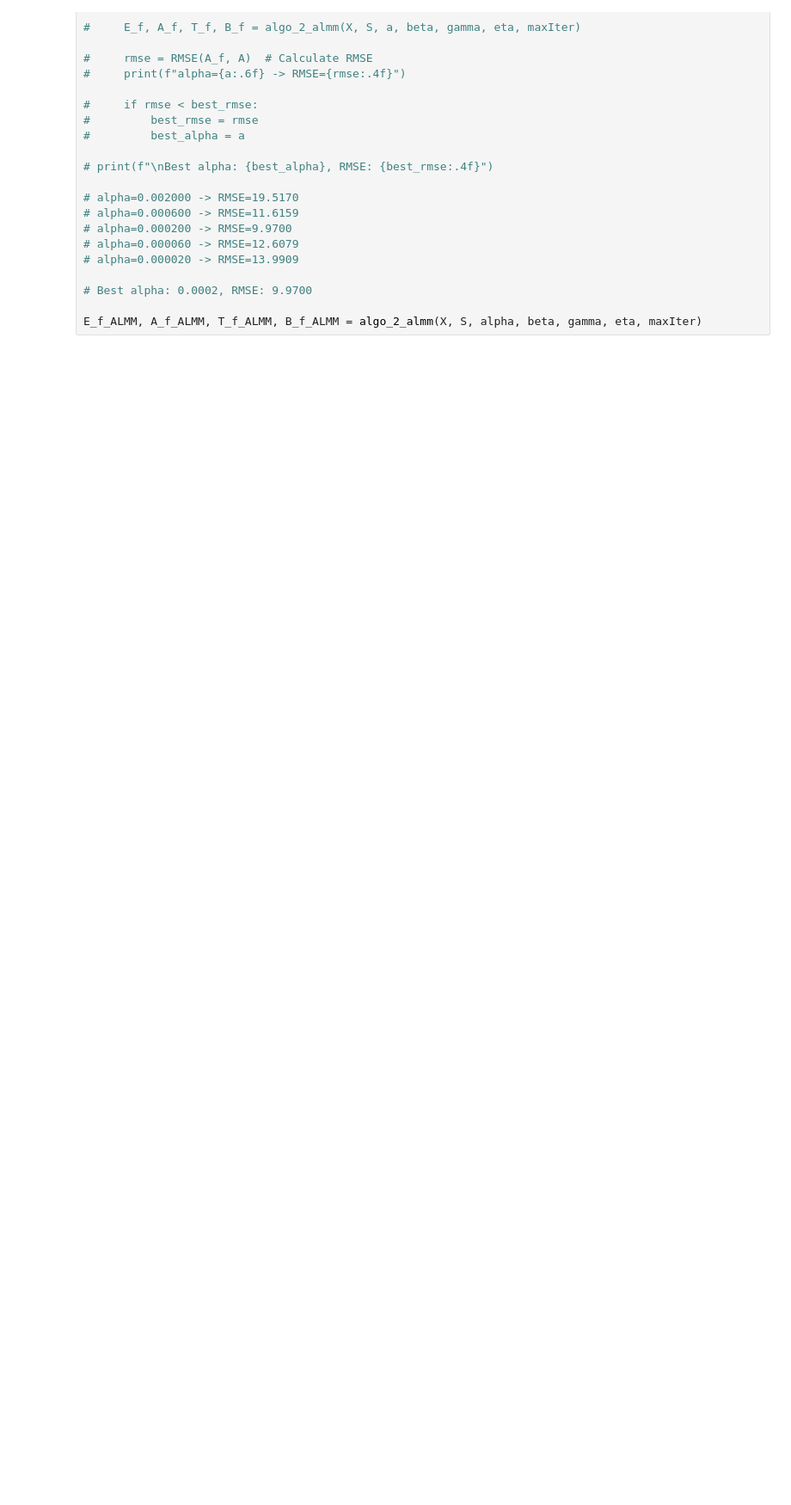
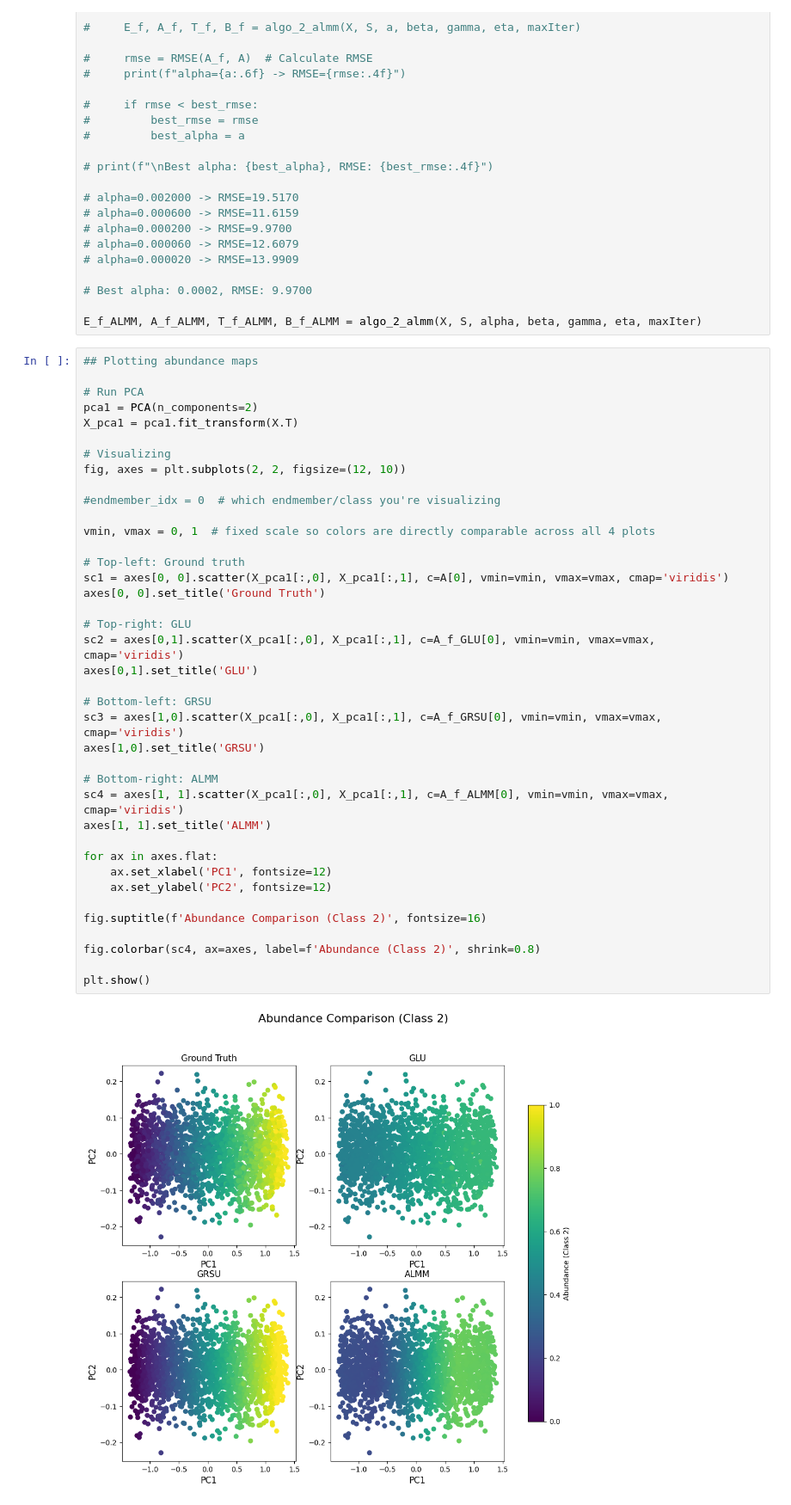
Before and after one commit to mtyler1059/Nearly-Blind-Hyperspectral-Unmixing, a Jupyter notebook: all_alg_test.ipynb, the cells around one changed output. Shown at 86% size. Cells and saved outputs as stored; diff of their text form; blank space fills up the shorter version.

```diff
--- a/all_alg_test.ipynb
+++ b/all_alg_test.ipynb
@@ -157,3 +158,44 @@ maxIter = 50 # changed from 30
 # Best alpha: 0.0002, RMSE: 9.9700
 
 E_f_ALMM, A_f_ALMM, T_f_ALMM, B_f_ALMM = algo_2_almm(X, S, alpha, beta, gamma, eta, maxIter)
+# %%
+## Plotting abundance maps
+
+# Run PCA
+pca1 = PCA(n_components=2)
+X_pca1 = pca1.fit_transform(X.T)
+
+# Visualizing
+fig, axes = plt.subplots(2, 2, figsize=(12, 10))
+
+#endmember_idx = 0  # which endmember/class you're visualizing
+
+vmin, vmax = 0, 1  # fixed scale so colors are directly comparable across all 4 plots
+
+# Top-left: Ground truth
+sc1 = axes[0, 0].scatter(X_pca1[:,0], X_pca1[:,1], c=A[0], vmin=vmin, vmax=vmax, cmap='viridis')
+axes[0, 0].set_title('Ground Truth')
+
+# Top-right: GLU
+sc2 = axes[0,1].scatter(X_pca1[:,0], X_pca1[:,1], c=A_f_GLU[0], vmin=vmin, vmax=vmax, cmap='viridis')
+axes[0,1].set_title('GLU')
+
+# Bottom-left: GRSU
+sc3 = axes[1,0].scatter(X_pca1[:,0], X_pca1[:,1], c=A_f_GRSU[0], vmin=vmin, vmax=vmax, cmap='viridis')
+axes[1,0].set_title('GRSU')
+
+# Bottom-right: ALMM
+sc4 = axes[1, 1].scatter(X_pca1[:,0], X_pca1[:,1], c=A_f_ALMM[0], vmin=vmin, vmax=vmax, cmap='viridis')
+axes[1, 1].set_title('ALMM')
+
+for ax in axes.flat:
+    ax.set_xlabel('PC1', fontsize=12)
+    ax.set_ylabel('PC2', fontsize=12)
+
+fig.suptitle(f'Abundance Comparison (Class 2)', fontsize=16)
+
+fig.colorbar(sc4, ax=axes, label=f'Abundance (Class 2)', shrink=0.8)
+
+plt.show()
+# %% [output]
+[figure, added]
```
Also changed, not shown: parts of 2 cells of this notebook, 2 other files.
